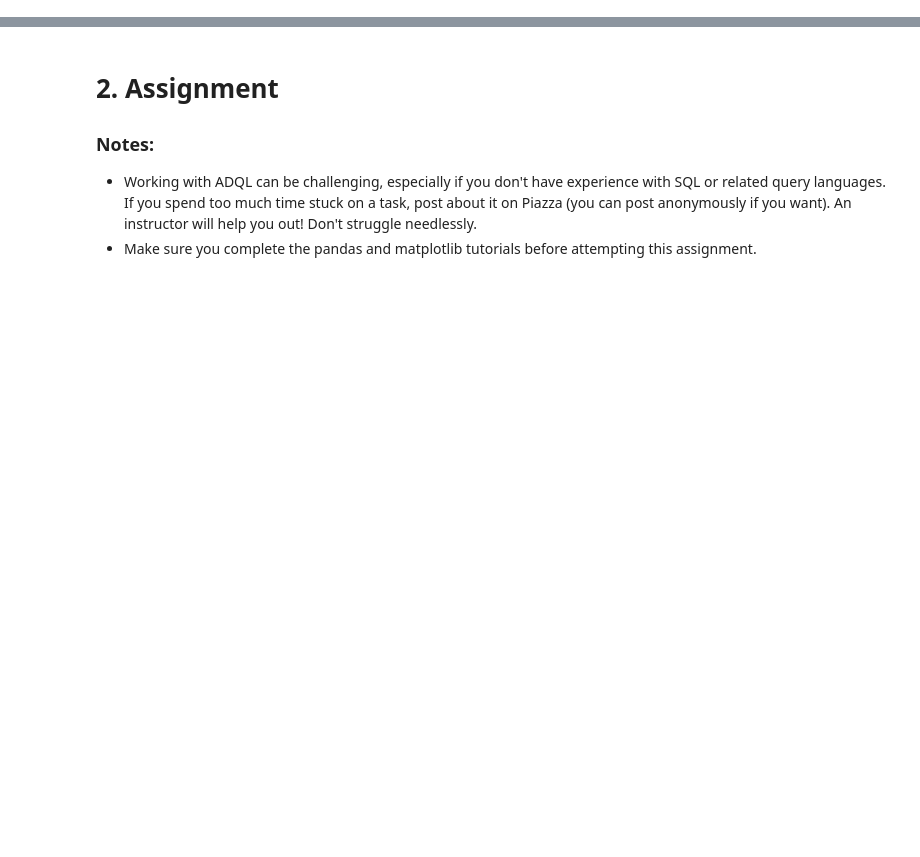
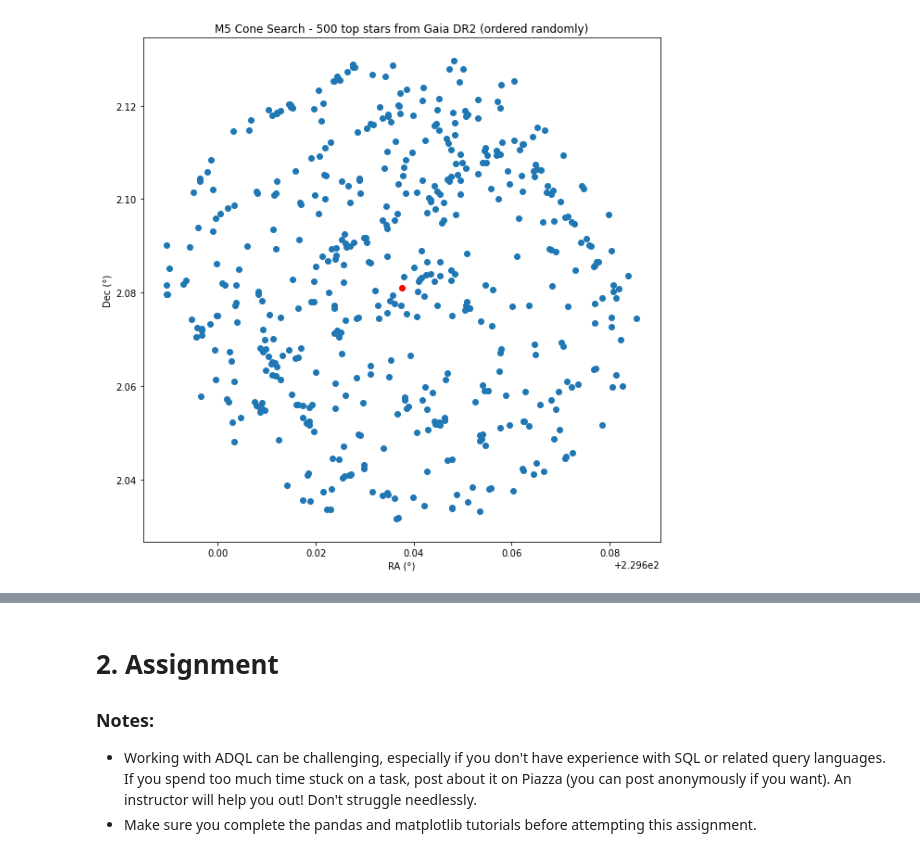
Before and after one commit to howardisaacson/Intro-to-Astro-2021, a Jupyter notebook: Week3_gaia_exoplanet_archive/GaiaTutorialAssignment.ipynb, the cells around one changed output, grey strips where cells are left out. Cells and saved outputs as stored; diff of their text form; code cells hidden in the pictures; blank space fills up the shorter version.

Commit message:
Updated Week3 Gaia Tutorial, Minor Updates in Week1 Python and Jupyter Intro

```diff
--- a/Week3_gaia_exoplanet_archive/GaiaTutorialAssignment.ipynb
+++ b/Week3_gaia_exoplanet_archive/GaiaTutorialAssignment.ipynb
@@ -195,0 +98,8 @@ closest
+# %%
+#Now we can read the csv file into a pandas dataframe
+
+m5 = pd.read_csv('data/m5.csv') # I renamed my csv file to 'm5.csv' and put it in the the subfolder 'data'
+
+#Checking the top few rows of the data and the number of rows and columns
+print("(Rows, Columns) =", m5.shape)
+m5.head()
@@ -195,0 +114,16 @@ closest
+# %%
+# Here are the results of our query plotted into ra/dec space
+
+fig = plt.figure(figsize = [10,10]) # Defining and sizing figure
+
+plt.scatter(m5['ra'], m5['dec']) # Creating a scatter-plot
+plt.plot(229.6375, 2.0811, 'ro') # Plotting the coordinates of M5 in red (central coordinates for our cone-search)
+#The coordinates can be taken from the query through "Show query in ADQL form"
+
+#Setting labels and title
+plt.xlabel('RA (°)')
+plt.ylabel('Dec (°)')
+plt.title('M5 Cone Search - 500 top stars from Gaia DR2 (ordered randomly)')
+plt.show()
+# %% [output]
+[figure, added]
```
Also changed, not shown: parts of 47 cells of this notebook.
